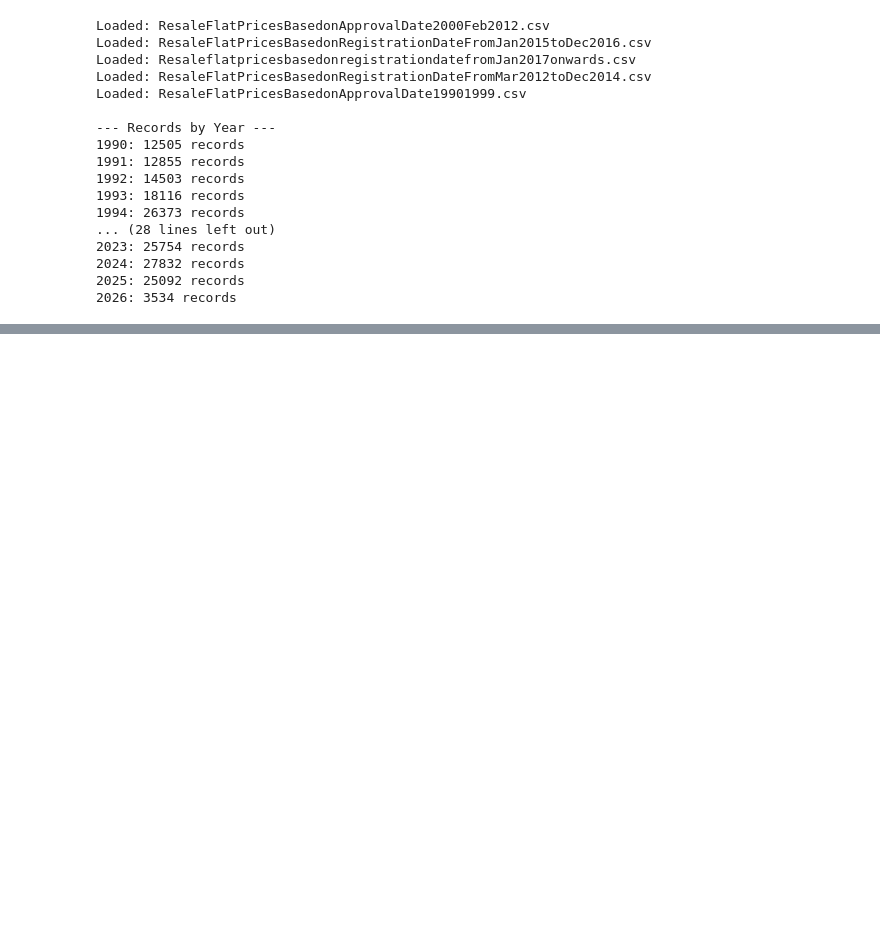
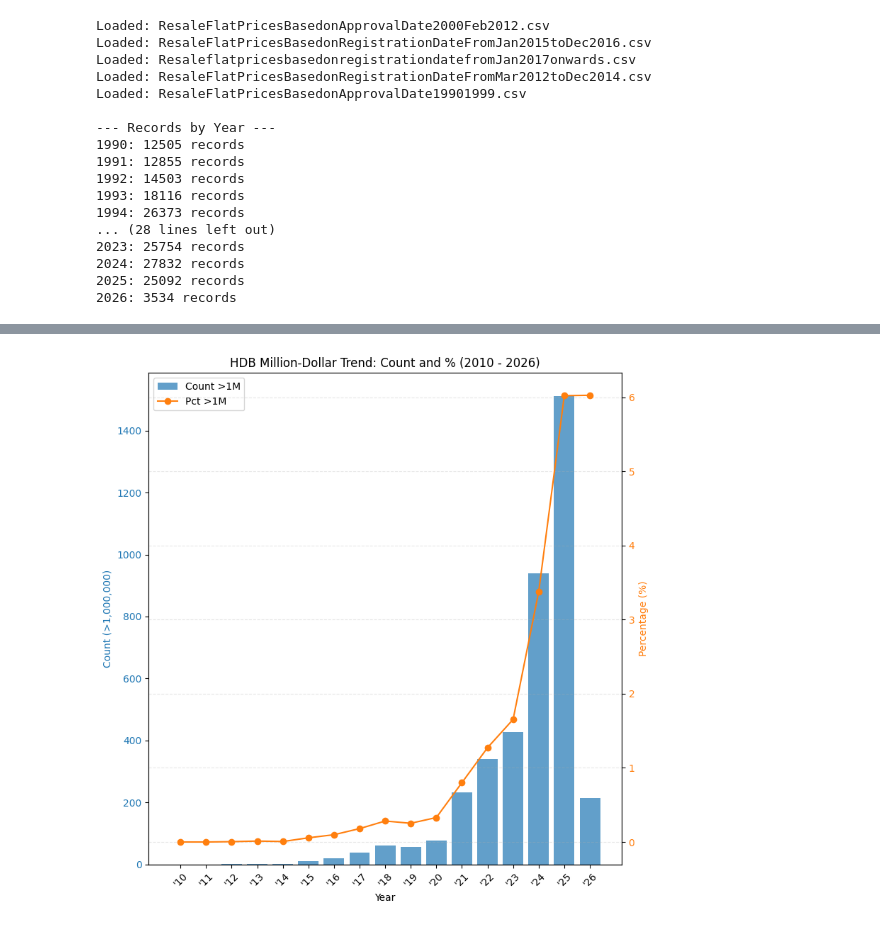
Before and after one commit to RainChua/HDB-resale-analysis, a Jupyter notebook: HDB Feb Outlier Analysis.ipynb, the cells around one changed output, grey strips where cells are left out. Saved outputs shown, nothing was run; the diff lists cells and outputs as text; code cells hidden in the pictures; blank space fills up the shorter version.

```diff
--- a/HDB Feb Outlier Analysis.ipynb
+++ b/HDB Feb Outlier Analysis.ipynb
@@ -58,0 +125,18 @@ Loaded: ResaleFlatPricesBasedonApprovalDate19901999.csv
+# %%
+threshold = 1000000
+# ensure resale_price numeric and Year exists
+df = combined_df.dropna(subset=['Year']).copy()
+# total count per year
+total_counts = df.groupby('Year')['resale_price'].count()
+# count above threshold per year
+above_counts = df[df['resale_price'] > threshold].groupby('Year')['resale_price'].count()
+# combine into a dataframe and compute percentage
+result = pd.DataFrame({'total': total_counts, 'above_1M': above_counts}).fillna(0)
+result['pct_above_1M'] = result['above_1M'] / result['total'] * 100
+result = result.sort_index()
+# Print a table then per-year readable lines
+print('Summary (counts and % above 1,000,000) by Year:\n')
+print(result.to_string())
+print('\nReadable per-year:')
+for year, row in result.iterrows():
+    print(f"{year}: {int(row['above_1M'])} above 1,000,000 ({row['pct_above_1M']:.2f}%) out of {int(row['total'])} total")
@@ -58,0 +161,46 @@ Loaded: ResaleFlatPricesBasedonApprovalDate19901999.csv
+# %%
+result_filtered = result[result.index.astype(int) >= 2010]
+
+years = result_filtered.index.tolist()
+
+try:
+    x = [int(y) for y in years]
+    # Create the 2-digit labels (e.g., '10, '11, ... '26)
+    x_labels = [f"'{str(y)[-2:]}" for y in x]
+except Exception:
+    x = list(range(len(years)))
+    x_labels = [str(y)[-2:] for y in years]
+
+counts = result_filtered['above_1M'].astype(int).values
+pct = result_filtered['pct_above_1M'].values
+
+fig, ax1 = plt.subplots(figsize=(8,8))
+
+# Plotting the Bars
+ax1.bar(x, counts, color='C0', alpha=0.7, label='Count >1M')
+ax1.set_xlabel('Year')
+ax1.set_ylabel('Count (>1,000,000)', color='C0')
+ax1.tick_params(axis='y', labelcolor='C0')
+
+# Setting the 2-digit labels on the X-axis
+ax1.set_xticks(x)
+ax1.set_xticklabels(x_labels, rotation=45)
+
+# Secondary axis for Percentage
+ax2 = ax1.twinx()
+ax2.plot(x, pct, color='C1', marker='o', label='Pct >1M')
+ax2.set_ylabel('Percentage (%)', color='C1')
+ax2.tick_params(axis='y', labelcolor='C1')
+
+plt.title('HDB Million-Dollar Trend: Count and % (2010 - 2026)')
+
+# Combining legends
+lines, labels = ax1.get_legend_handles_labels()
+lines2, labels2 = ax2.get_legend_handles_labels()
+ax1.legend(lines+lines2, labels+labels2, loc='upper left')
+
+plt.grid(axis='y', linestyle='--', alpha=0.3)
+plt.tight_layout()
+plt.show()
+# %% [output]
+[figure, added]
```
Also changed, not shown: parts of 4 cells of this notebook.
